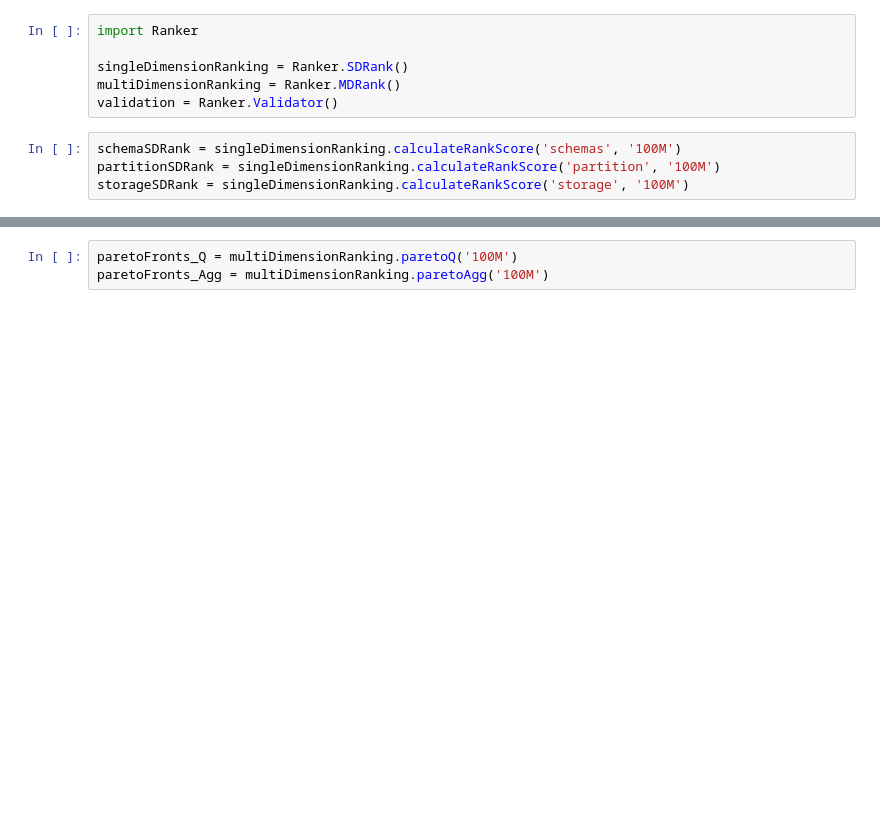
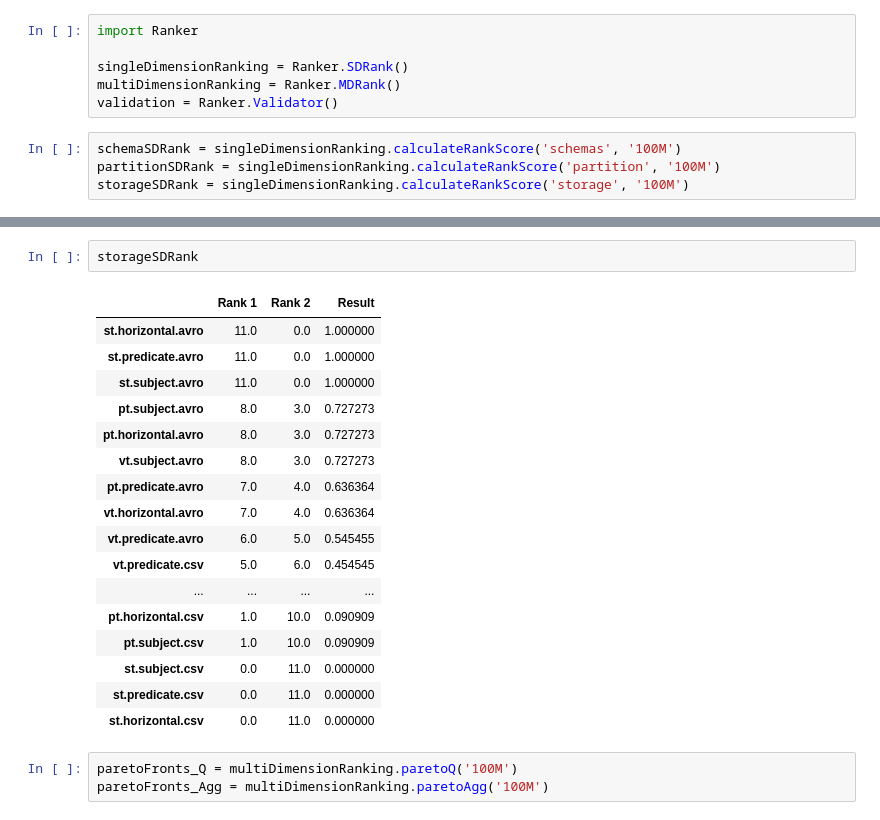
Before and after one commit to DataSystemsGroupUT/PAPyA, a Jupyter notebook: BenchRanker/BenchRanker.ipynb, the cells around one changed output, grey strips where cells are left out. Cells and saved outputs as stored; diff of their text form; blank space fills up the shorter version.

```diff
--- a/BenchRanker/BenchRanker.ipynb
+++ b/BenchRanker/BenchRanker.ipynb
@@ -11,3 +51,23 @@ storageSDRank = singleDimensionRanking.calculateRankScore('storage', '100M')
+# %%
+storageSDRank
+# %% [output]
+|  | Rank 1 | Rank 2 | Result |
+| st.horizontal.avro | 11.0 | 0.0 | 1.000000 |
+| st.predicate.avro | 11.0 | 0.0 | 1.000000 |
+| st.subject.avro | 11.0 | 0.0 | 1.000000 |
+| pt.subject.avro | 8.0 | 3.0 | 0.727273 |
+| pt.horizontal.avro | 8.0 | 3.0 | 0.727273 |
+| vt.subject.avro | 8.0 | 3.0 | 0.727273 |
+| pt.predicate.avro | 7.0 | 4.0 | 0.636364 |
+| vt.horizontal.avro | 7.0 | 4.0 | 0.636364 |
+| vt.predicate.avro | 6.0 | 5.0 | 0.545455 |
+| vt.predicate.csv | 5.0 | 6.0 | 0.454545 |
+| ... | ... | ... | ... |
+| pt.horizontal.csv | 1.0 | 10.0 | 0.090909 |
+| pt.subject.csv | 1.0 | 10.0 | 0.090909 |
+| st.subject.csv | 0.0 | 11.0 | 0.000000 |
+| st.predicate.csv | 0.0 | 11.0 | 0.000000 |
+| st.horizontal.csv | 0.0 | 11.0 | 0.000000 |
 # %%
 paretoFronts_Q = multiDimensionRanking.paretoQ('100M')
 paretoFronts_Agg = multiDimensionRanking.paretoAgg('100M')
```
Also changed, not shown: parts of 8 cells of this notebook.
